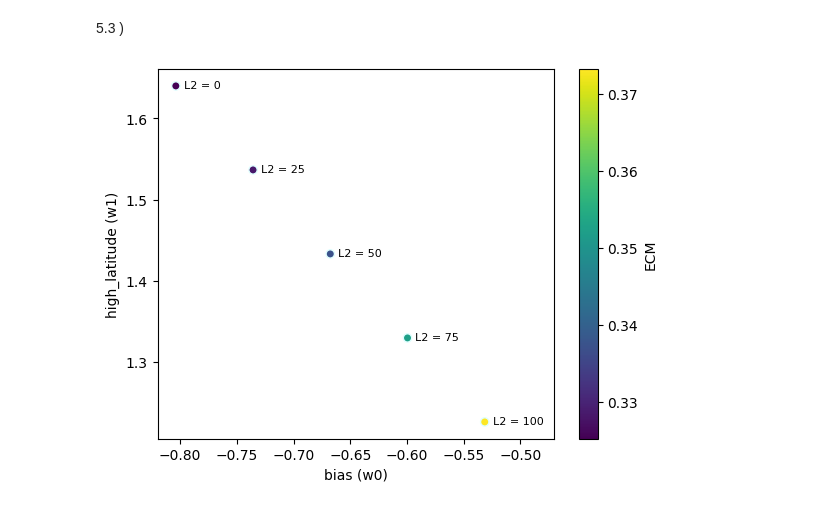
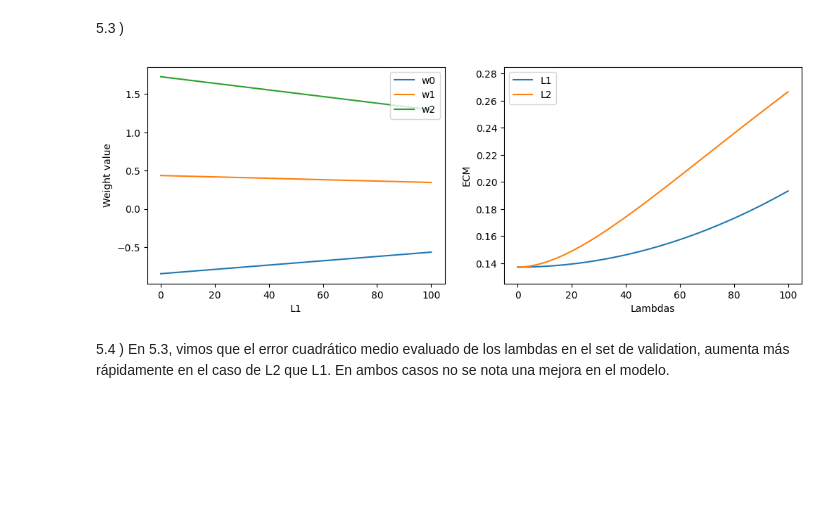
Before and after one commit to NazaGonella/TP01-machine-learning, a Jupyter notebook: Entrega_TP1_05.ipynb, the cells around one changed output. Saved outputs shown, nothing was run; the diff lists cells and outputs as text; code cells hidden in the pictures; blank space fills up the shorter version.

```diff
--- a/Entrega_TP1_05.ipynb
+++ b/Entrega_TP1_05.ipynb
@@ -69,34 +63,32 @@ TypeError: LinealReg.error_cuadratico_medio() missing 1 required positional argu
 # %% [markdown]
 5.3 )
-# %%
-# lin.fit_pseudo_inverse()
-ws : dict[str, list[float]] = {
-    'bias' : [],
-    # 'area' : [],
-    'high_latitude' : [],
-}
-ECMs : list[float] = []
-Ls : list[float] = [0, 25, 50, 75, 100]
-for l in Ls:
-    lin : LinealReg = LinealReg(train_standarized[['high_latitude']].to_numpy(), train_standarized['price'].to_numpy(), L1=l)
-    lin.fit_gradient_descent(step_size=0.00005, tolerance=0.5, max_number_of_steps=-1)
-    # lin.fit_pseudo_inverse()
-    ws['bias'].append(lin.coef[0])
-    # ws['area'].append(lin.coef[1])
-    # ws['high_latitude'].append(lin.coef[2])
-    ws['high_latitude'].append(lin.coef[1])
-    ECMs.append(lin.error_cuadratico_medio())
-# print(len(ws['bias']))
-# print(len(ws['high_latitude']))
-# print(lin.error_cuadratico_medio())
-# lin.print_coef(['high_latitude'])
-plt.scatter(ws['bias'], ws['high_latitude'], c=ECMs, edgecolors='lightcyan')
-plt.xlabel('bias (w0)')
-plt.ylabel('high_latitude (w1)')
-plt.xlim(-0.82, -0.47)
-plt.colorbar(label='ECM')
-for i, (x, y) in enumerate(zip(ws['bias'], ws['high_latitude'])):
-    plt.text(x + 0.007, y - 0.005, f'L2 = {Ls[i]}', fontsize=8, ha='left', va='bottom')
-plt.show()
-# %% [output]
-[figure, removed]
+# %%
+L1s : list[float] = np.linspace(0, 100, 100)
+ECM1s : list[float] = []
+coefsL1 : list[tuple[float, float, float]] = []
+for l in L1s:
+    lin : LinealReg = LinealReg(train_standarized[['area', 'high_latitude']].to_numpy(), train_standarized['price'].to_numpy(), L1=l)
+    lin.fit_gradient_descent(step_size=0.00005, tolerance=0.5, max_number_of_steps=-1)
+    coefsL1.append(lin.coef)
+    ECM1s.append(lin.error_cuadratico_medio(validation_set=validation_standarized['price'].to_numpy()))
+
+plt.figure(figsize=(12, 4))
+plt.subplot(1, 2, 1)
+for i in range(np.array(coefsL1).shape[1]):
+    plt.plot(L1s, np.array(coefsL1)[:, i], label=f'w{i}')
+plt.xlabel('L1')
+plt.ylabel('Weight value')
+plt.legend()
+plt.subplot(1, 2, 2)
+L1s : list[float] = np.linspace(0, 100, 100)
+plt.xlabel('Lambdas')
+plt.ylabel('ECM')
+plt.ylim(0.125, 0.285)
+plt.plot(L1s, ECM1s, label='L1')
+plt.plot(L2s, ECM2s, label='L2')
+plt.legend()
+plt.show()
+# %% [output]
+[figure, added]
+# %% [markdown]
+5.4 ) En 5.3, vimos que el error cuadrático medio evaluado de los lambdas en el set de validation, aumenta más rápidamente en el caso de L2 que L1. En ambos casos no se nota una mejora en el modelo.
```
Also changed, not shown: parts of 2 cells of this notebook, 2 other files.
